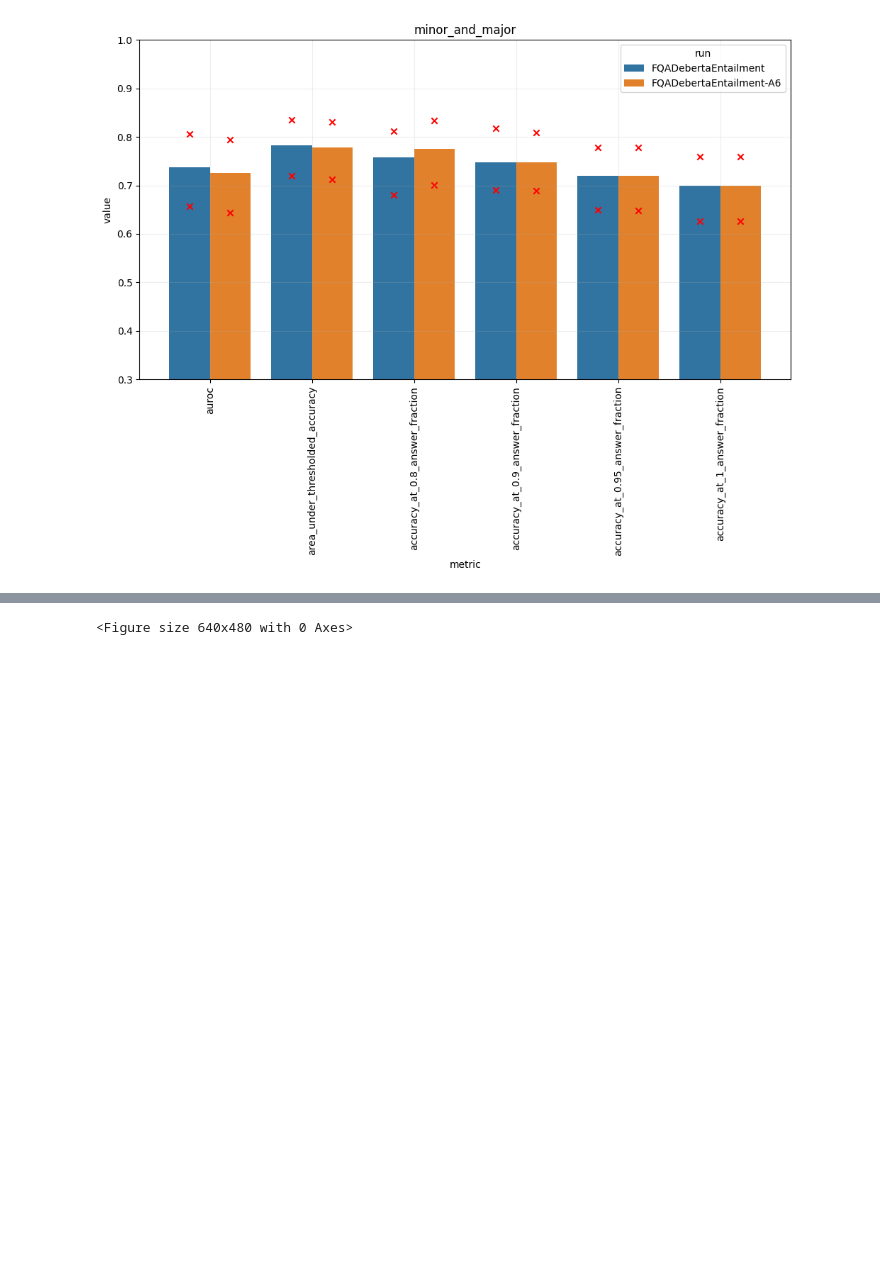
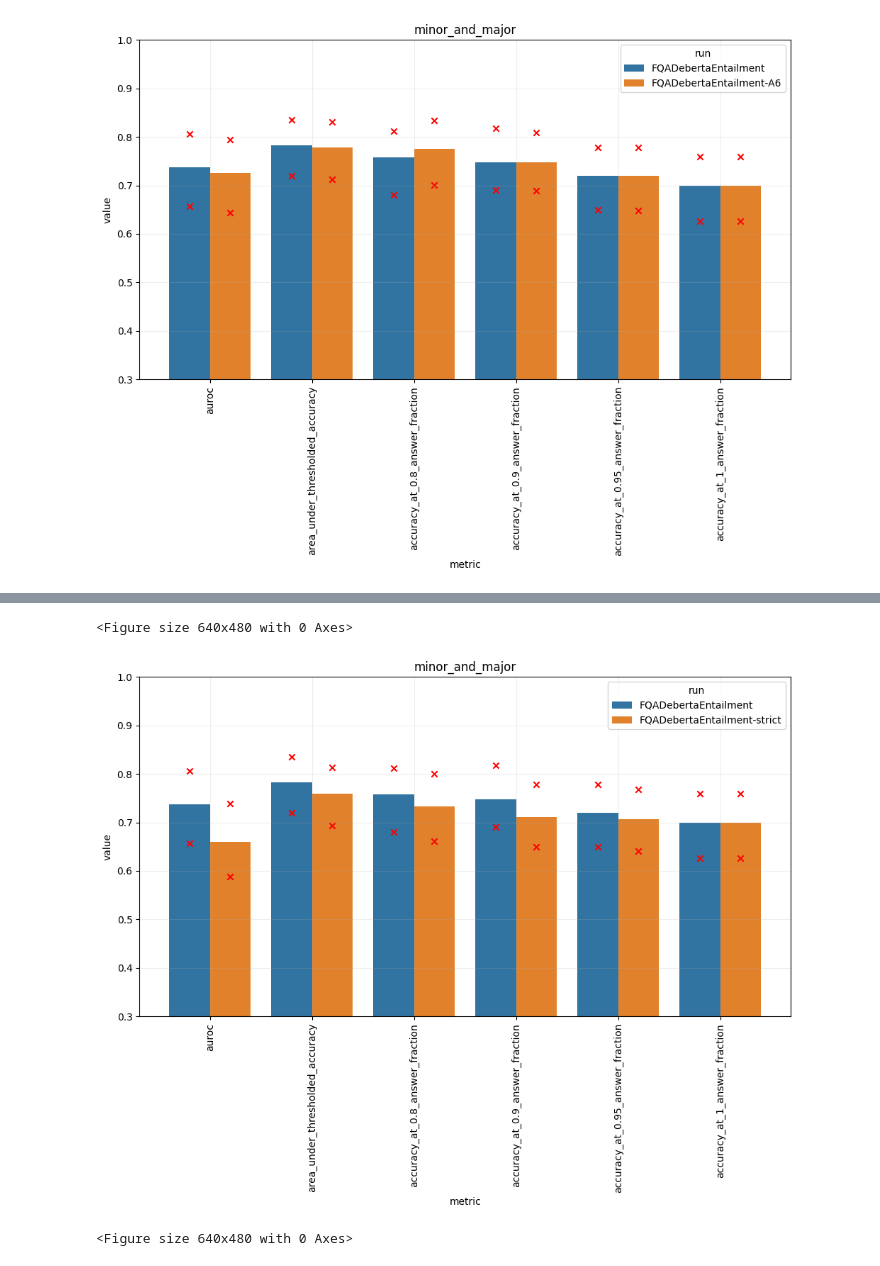
Before and after one commit to JThh/long_hallucinations, a Jupyter notebook: notebooks/paper_evals/23-11-24-paragraph-biographies-evaluation.ipynb, the cells around one changed output, grey strips where cells are left out. Cells and saved outputs as stored; diff of their text form; code cells hidden in the pictures; blank space fills up the shorter version.

```diff
--- a/notebooks/paper_evals/23-11-24-paragraph-biographies-evaluation.ipynb
+++ b/notebooks/paper_evals/23-11-24-paragraph-biographies-evaluation.ipynb
@@ -264,3 +263,9 @@ barplots(include=['FQADebertaEntailment', 'FQADebertaEntailment-A6', 'FQADeberta
+# %%
+# update 2023/12/01: strict vs lax entailment for deberta
+barplots(include=['FQADebertaEntailment', 'FQADebertaEntailment-strict'])
+# %% [output]
+<Figure size 640x480 with 0 Axes>
+[figure, added]
 # %%
 # some other deberta variants from preliminary investigation (dataset half the size)
 
```
Also changed, not shown: parts of 12 cells of this notebook, 5 other files.
